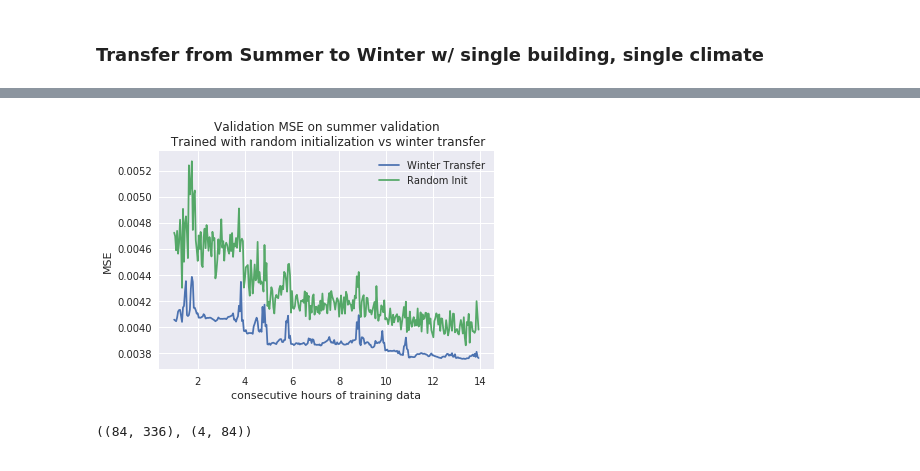
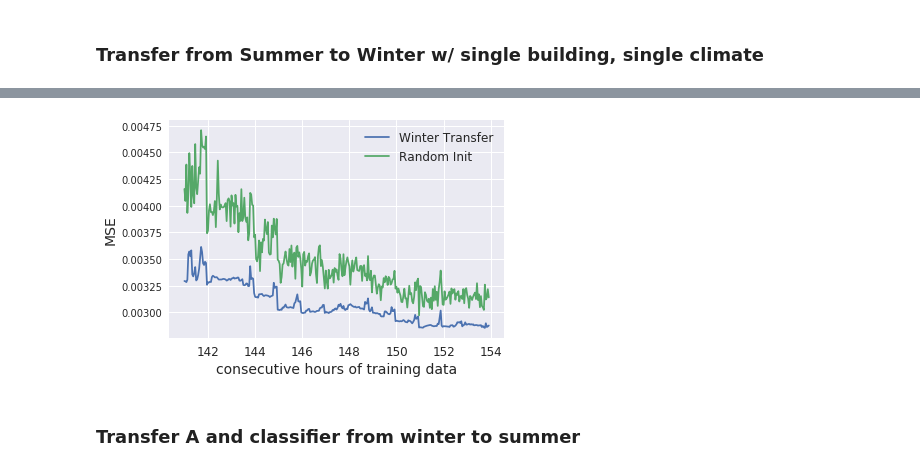
Before and after one commit to cpatdowling/building_transfer, a Jupyter notebook: notebooks/transfer_fault_classifier_eplus.ipynb, the cells around one changed output, grey strips where cells are left out. Cells and saved outputs as stored; diff of their text form; code cells hidden in the pictures.

```diff
--- a/notebooks/transfer_fault_classifier_eplus.ipynb
+++ b/notebooks/transfer_fault_classifier_eplus.ipynb
@@ -167,3 +160,14 @@ Y = np.concatenate((Y_lag_nf, Y_lag_f), axis=1)
+# %%
+#reformat for sklearn
+
+X_lag_nf = lag_samples_array(X, lag)
+Y_lag_nf = np.zeros((1,X_lag_nf.shape[1]))
+
+X_lag_f = lag_samples_array(X_f, lag)
+Y_lag_f = np.ones((1,X_lag_f.shape[1]))
+
+X_sk = np.hstack((X_lag_nf, X_lag_f))
+Y_sk = np.concatenate((Y_lag_nf, Y_lag_f), axis=1)
 # %%
 #shuffle and train/val split
 
@@ -244,0 +281,20 @@ season_i = [0+shift, 1595+shift, 2*1595+shift, 3*1595+shift]
+# %%
+shift=168  #just to get it away from the extreme ends of the seasons
+season_i = [0+shift, 1595+shift, 2*1595+shift, 3*1595+shift]
+
+#train initial for 2 weeks in winter
+horizon = 168*2
+start_i = 0+shift
+
+X_train_s = X_all_poly[:,0+shift:0+shift+horizon]
+Y_train_s = Y_all[:,0+shift:0+shift+horizon]
+
+X_val_s = X_all_poly[:,0+shift+horizon:0+shift+2*horizon]
+Y_val_s = Y_all[:,0+shift+horizon:0+shift+2*horizon]
+
+params = {'FEATURE_DIM': X_all_poly.shape[0], 'OUTPUT_DIM': Y_all_pre.shape[0]}
+winter_net = linear_nnet(params)
+
+train_linear_state_estimation(winter_net, params, X_train_s, X_val_s, Y_train_s, Y_val_s, epochs=200, batch_size=24)
+
+torch.save(winter_net, "winter_net.torch")
@@ -396,13 +438,17 @@ plt.show()
 # %%
-plt.plot(nh, np.asarray(validation_loss_transfer), label="Winter Transfer")
-plt.plot(nh, np.asarray(validation_loss_random), label="Random Init")
-plt.legend()
-plt.title("Validation MSE on summer validation\n Trained with random initialization vs winter transfer")
-plt.xlabel("consecutive hours of training data")
-plt.ylabel("MSE")
+plt.plot(nh + lag, np.asarray(validation_loss_transfer), label="Winter Transfer")
+plt.plot(nh + lag, np.asarray(validation_loss_random), label="Random Init")
+plt.legend(fontsize=12)
+#plt.title("Validation MSE on summer validation\n Trained with random initialization vs winter transfer")
+plt.xlabel("consecutive hours of training data", fontsize=14)
+plt.ylabel("MSE", fontsize=14)
+plt.xticks(fontsize=12)
+plt.yticks(fontsize=10)
 plt.show()
 # %% [output]
-[figure, old version]
+[figure, new version]
+# %% [markdown]
+### Transfer A and classifier from winter to summer
 # %%
 #load state transition matrix
 
@@ -413,4 +464,0 @@ A = copy.copy(net.l1.weight.data.numpy())
-# %%
-X_train_s.shape, A.shape
-# %% [output]
-((84, 336), (4, 84))
```
Also changed, not shown: parts of 53 cells of this notebook, 13 other files.
